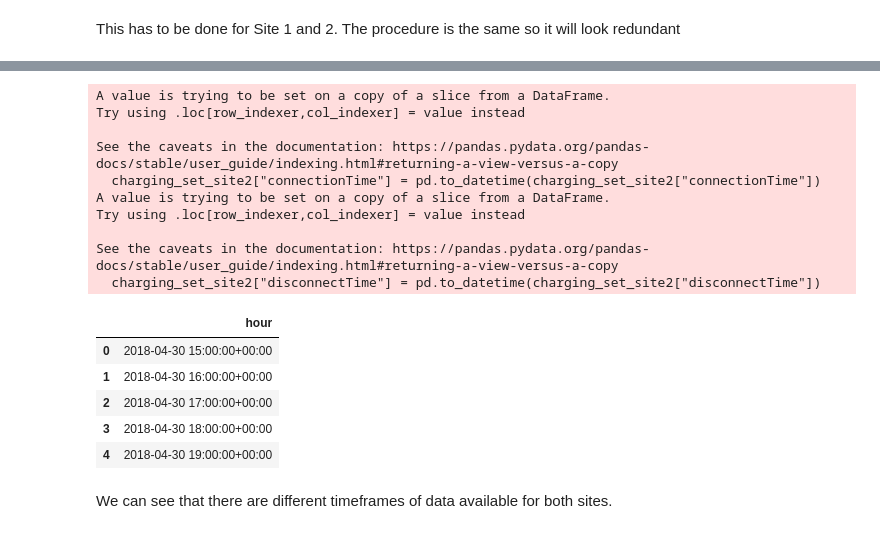
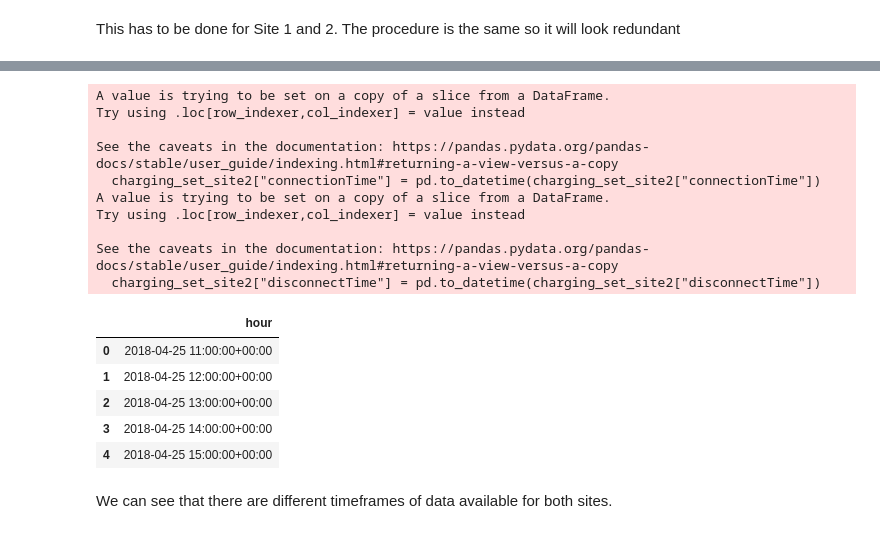
Before and after one commit to ge02/GinyuForce, a Jupyter notebook: 04_Predictive_Analysis.ipynb, the cells around one changed output, grey strips where cells are left out. Cells and saved outputs as stored; diff of their text form; code cells hidden in the pictures.

```diff
--- a/04_Predictive_Analysis.ipynb
+++ b/04_Predictive_Analysis.ipynb
@@ -21,5 +31,5 @@ from sklearn.metrics import mean_squared_error, r2_score, mean_absolute_error
 # %%
-charging_set_complete = pd.read_csv("data/cleaned_charging_set.csv")
+charging_set_complete = pd.read_csv("data/cleaned_charging_set_new.csv")
 # %%
 charging_set_complete.info()
 # %% [output]
@@ -130,34 +140,34 @@ See the caveats in the documentation: https://pandas.pydata.org/pandas-docs/stab
 # %%
 charging_set_site2["connectionTime"] = pd.to_datetime(charging_set_site2["connectionTime"])
 charging_set_site2["disconnectTime"] = pd.to_datetime(charging_set_site2["disconnectTime"])
 
 # sort ascending
 charging_set_site2 = charging_set_site2.sort_values(by='connectionTime').reset_index(drop=True)
 
 # set min and max time
-min_time = charging_set_site2['connectionTime'].min().floor('H')
-max_time = charging_set_site2['disconnectTime'].max().ceil('H')
+min_time = charging_set_site2['connectionTime'].min().floor('h')
+max_time = charging_set_site2['disconnectTime'].max().ceil('h')
 
 # create df for every hour
-hours_df2 = pd.DataFrame({'hour': pd.date_range(start=min_time, end=max_time, freq='H')})
+hours_df2 = pd.DataFrame({'hour': pd.date_range(start=min_time, end=max_time, freq='h')})
 hours_df2.head()
 # %% [output]
 A value is trying to be set on a copy of a slice from a DataFrame.
 Try using .loc[row_indexer,col_indexer] = value instead
 
 See the caveats in the documentation: https://pandas.pydata.org/pandas-docs/stable/user_guide/indexing.html#returning-a-view-versus-a-copy
   charging_set_site2["connectionTime"] = pd.to_datetime(charging_set_site2["connectionTime"])
 A value is trying to be set on a copy of a slice from a DataFrame.
 Try using .loc[row_indexer,col_indexer] = value instead
 
 See the caveats in the documentation: https://pandas.pydata.org/pandas-docs/stable/user_guide/indexing.html#returning-a-view-versus-a-copy
   charging_set_site2["disconnectTime"] = pd.to_datetime(charging_set_site2["disconnectTime"])
 |  | hour |
-| 0 | 2018-04-30 15:00:00+00:00 |
-| 1 | 2018-04-30 16:00:00+00:00 |
-| 2 | 2018-04-30 17:00:00+00:00 |
-| 3 | 2018-04-30 18:00:00+00:00 |
-| 4 | 2018-04-30 19:00:00+00:00 |
+| 0 | 2018-04-25 11:00:00+00:00 |
+| 1 | 2018-04-25 12:00:00+00:00 |
+| 2 | 2018-04-25 13:00:00+00:00 |
+| 3 | 2018-04-25 14:00:00+00:00 |
+| 4 | 2018-04-25 15:00:00+00:00 |
 # %% [markdown]
 We can see that there are different timeframes of data available for both sites.
 # %%
```
Also changed, not shown: parts of 102 cells of this notebook, 1 other file.
